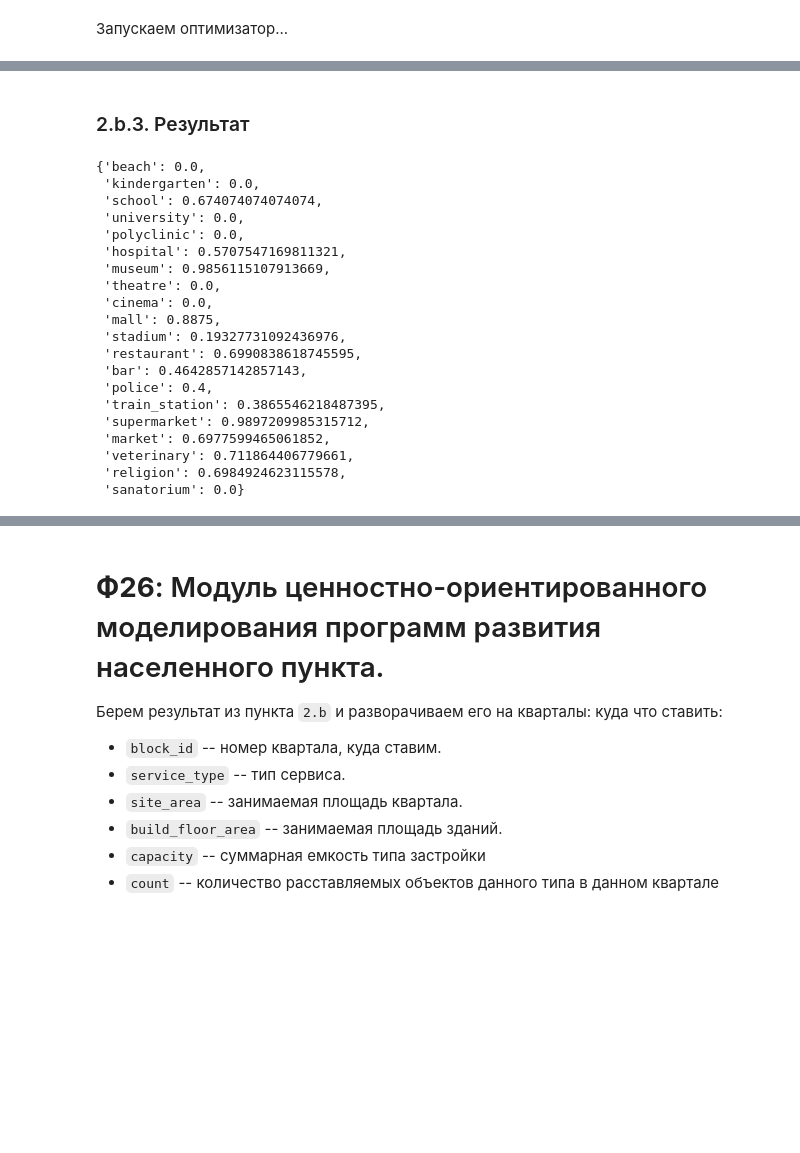
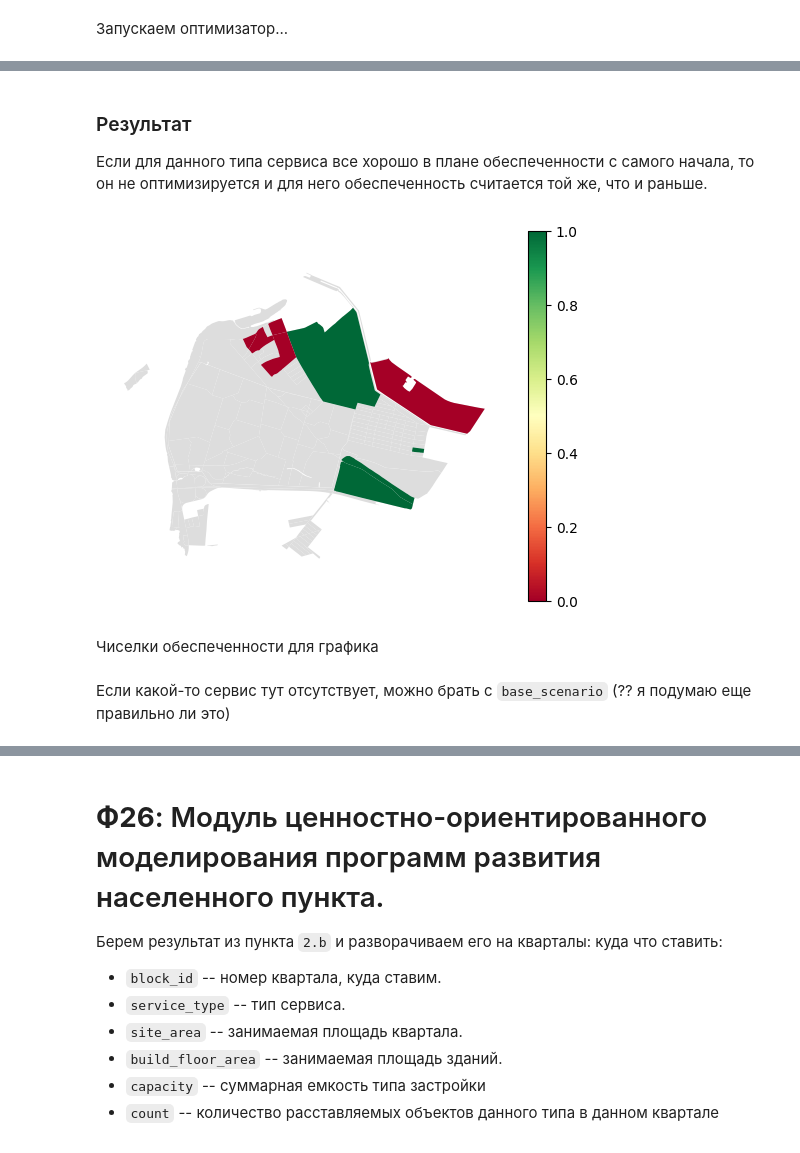
Before and after one commit to vasilstar97/prostor-examples, a Jupyter notebook: examples/Ф35 и Ф26.ipynb, the cells around one changed output, grey strips where cells are left out. Drawn from its saved outputs; the diff is of its cells as text; code cells hidden in the pictures; blank space fills up the shorter version.

```diff
--- a/examples/Ф35 и Ф26.ipynb
+++ b/examples/Ф35 и Ф26.ipynb
@@ -151,25 +219,19 @@ best_x, best_val, perc, func_evals = tpe_optimizer.run(max_runs=1000, timeout=60
 # %% [markdown]
-### 2.b.3. Результат
+### Результат
+
+Если для данного типа сервиса все хорошо в плане обеспеченности с самого начала, то он не оптимизируется и для него обеспеченность считается той же, что и раньше.
 # %%
-facade.p
+prov_gdfs = {}
+for st_id in service_types.index:
+    st_name = service_types.loc[st_id, 'name']
+    if st_name in facade._chosen_service_types:
+        prov_df = facade._provision_adapter.get_last_provision_df(st_name)
+        prov_gdf = blocks[['geometry']].join(prov_df, how='right')
+        prov_gdfs[st_name] = prov_gdf
-# %% [output]
-{'beach': 0.0,
- 'kindergarten': 0.0,
- 'school': 0.674074074074074,
- 'university': 0.0,
- 'polyclinic': 0.0,
- 'hospital': 0.5707547169811321,
- 'museum': 0.9856115107913669,
- 'theatre': 0.0,
- 'cinema': 0.0,
- 'mall': 0.8875,
- 'stadium': 0.19327731092436976,
- 'restaurant': 0.6990838618745595,
- 'bar': 0.4642857142857143,
- 'police': 0.4,
- 'train_station': 0.3865546218487395,
- 'supermarket': 0.9897209985315712,
- 'market': 0.6977599465061852,
- 'veterinary': 0.711864406779661,
- 'religion': 0.6984924623115578,
- 'sanatorium': 0.0}
+# %%
+ax = prov_gdfs['school'].plot(color='#ddd')
+prov_gdfs['school'].plot('provision_strong', ax=ax, vmin=0, vmax=1, cmap='RdYlGn', legend=True).set_axis_off()
+# %% [output]
+[figure, added]
+# %% [markdown]
+Чиселки обеспеченности для графика
@@ -175,0 +246,2 @@ facade.p
+# %% [markdown]
+Если какой-то сервис тут отсутствует, можно брать с `base_scenario` (?? я подумаю еще правильно ли это)
```
Also changed, not shown: parts of 28 cells of this notebook, 1 other file.
